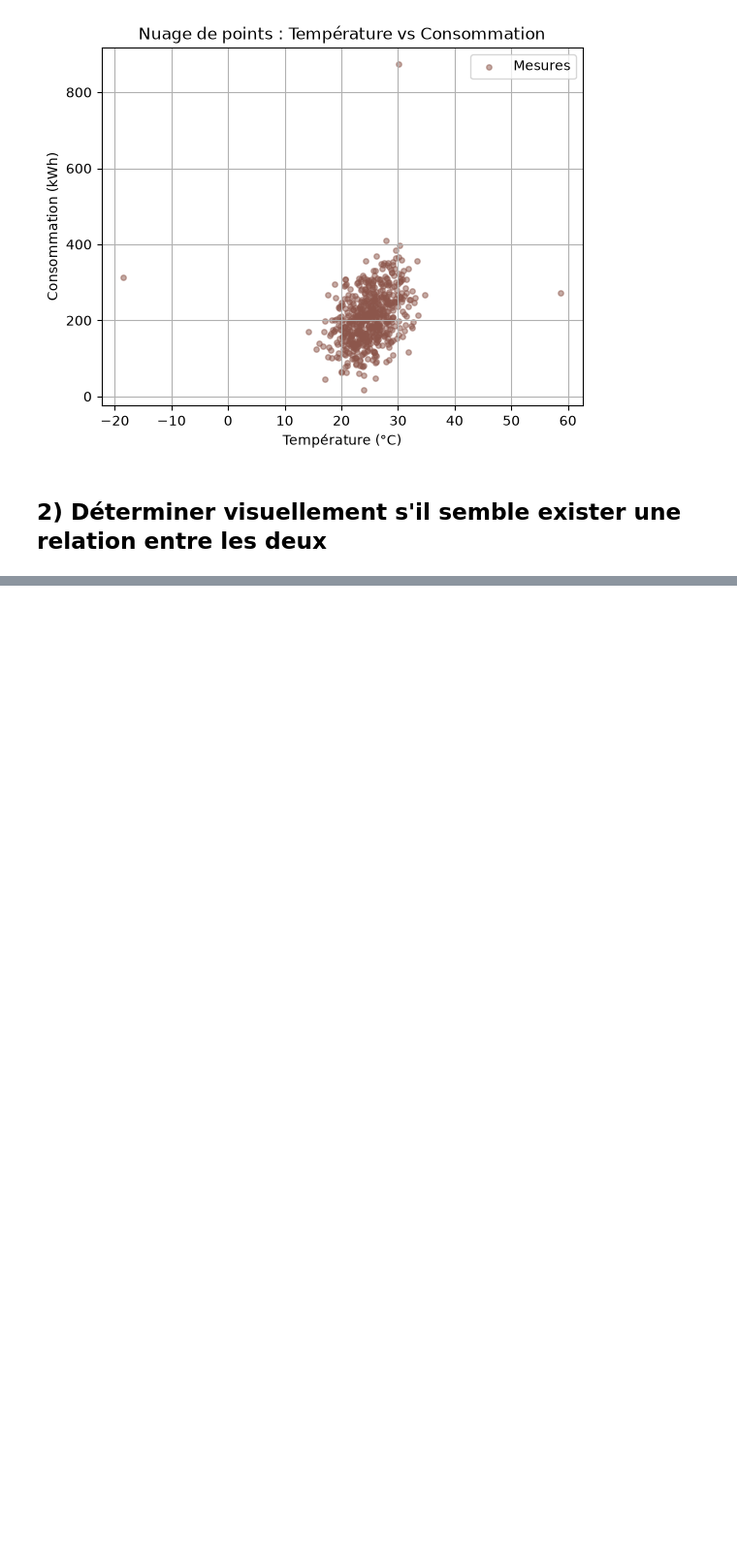
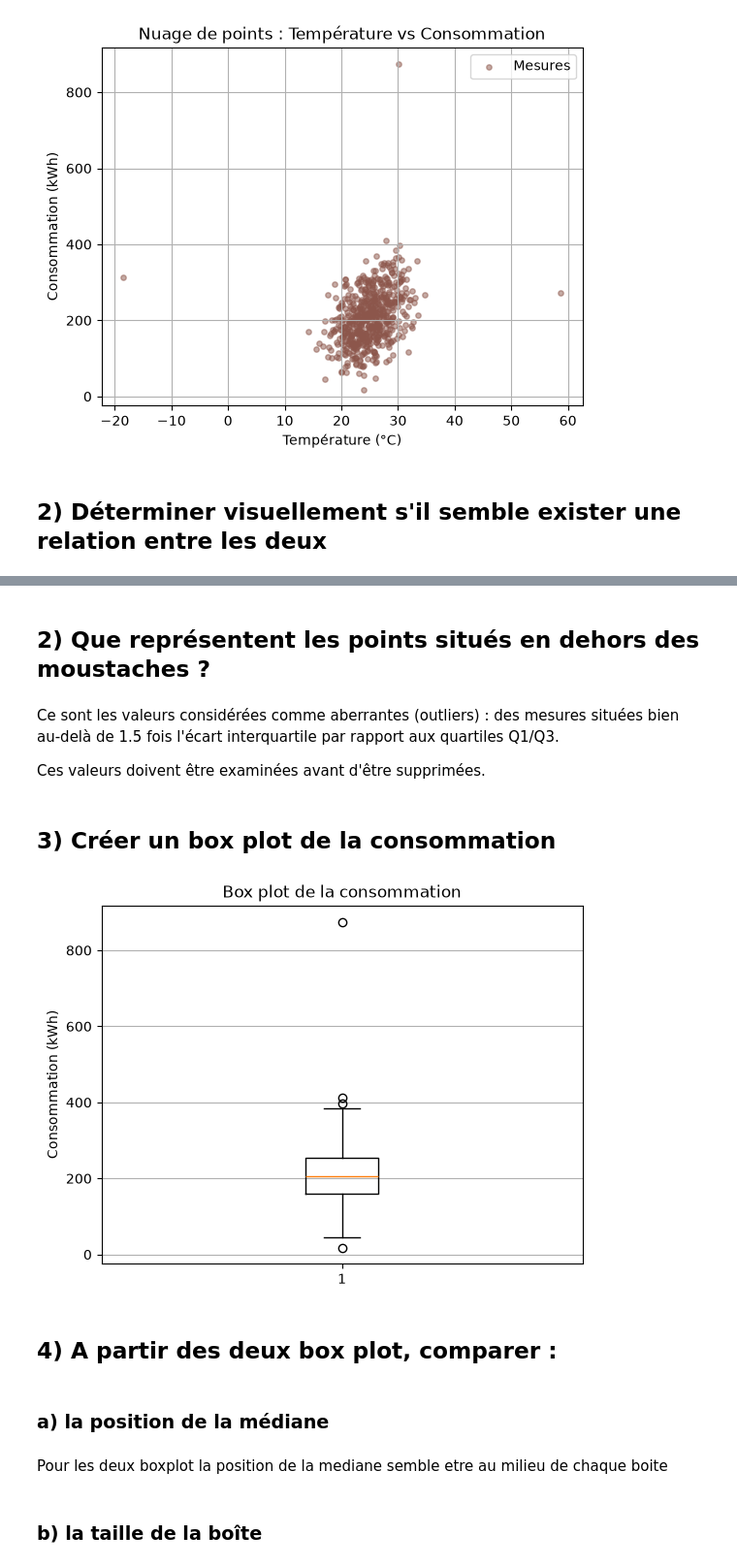
Before and after one commit to Damstat/atelier_matplotlib_iot, a Jupyter notebook: notebooks/telier_matplotlib_iot.ipynb, the cells around one changed output, grey strips where cells are left out. Shown at 97% size. Cells and saved outputs as stored; diff of their text form; code cells hidden in the pictures; blank space fills up the shorter version.

```diff
--- a/notebooks/telier_matplotlib_iot.ipynb
+++ b/notebooks/telier_matplotlib_iot.ipynb
@@ -200,0 +234,28 @@ Il n'y a donc pas de relation forte et évidente entre ces deux variables à par
+# %% [markdown]
+## 2) Que représentent les points situés en dehors des moustaches ?
+# %% [markdown]
+Ce sont les valeurs considérées comme aberrantes (outliers) : des mesures situées bien au-delà de 1.5 fois l'écart interquartile par rapport aux quartiles Q1/Q3.
+
+
+Ces valeurs doivent être examinées avant d'être supprimées.
+# %% [markdown]
+## 3) Créer un box plot de la consommation
+# %%
+conso_clean = df["consommation"].dropna()
+
+fig, ax = plt.subplots()
+ax.boxplot(conso_clean, vert=True)
+ax.set_title("Box plot de la consommation")
+ax.set_ylabel("Consommation (kWh)")
+ax.grid(axis="y")
+plt.show()
+# %% [output]
+[figure, added]
+# %% [markdown]
+## 4) A partir des deux box plot, comparer :
+# %% [markdown]
+### a) la position de la médiane
+# %% [markdown]
+Pour les deux boxplot la position de la mediane semble etre au milieu de chaque boite
+# %% [markdown]
+### b) la taille de la boîte
```
Also changed, not shown: parts of 20 cells of this notebook.
